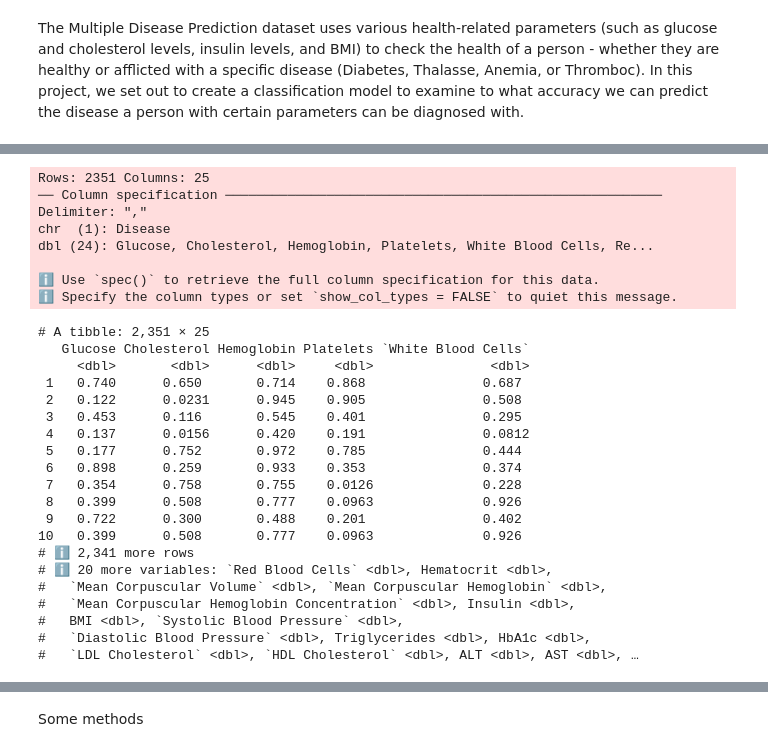
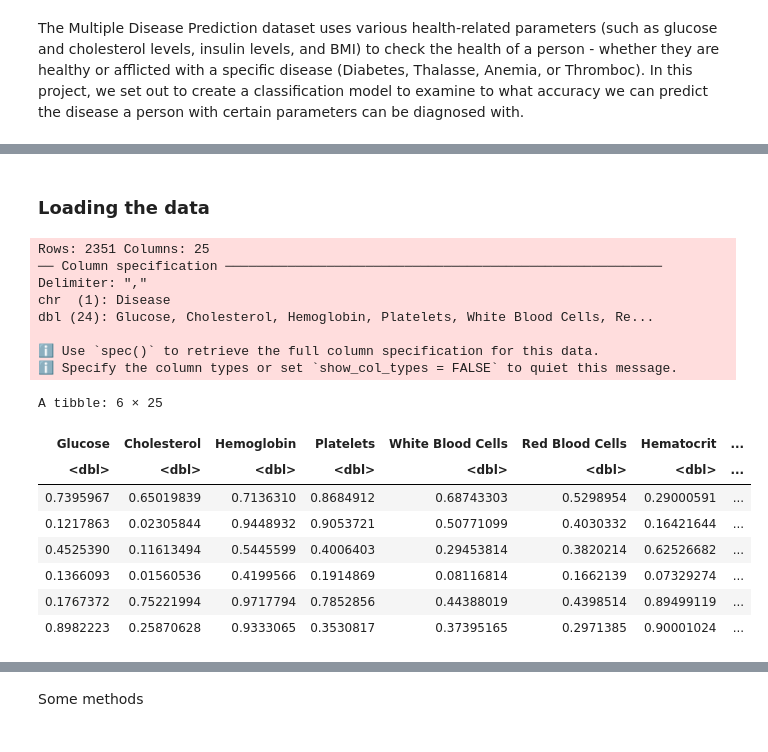
Before and after one commit to kevin-wu01/dsci-100-2023w2-group-39, a Jupyter notebook: group_project_proposal.ipynb, the cells around one changed output, grey strips where cells are left out. Cells and saved outputs as stored; diff of their text form; code cells hidden in the pictures.

```diff
--- a/group_project_proposal.ipynb
+++ b/group_project_proposal.ipynb
@@ -32,32 +35,23 @@ library(tidymodels)
+# %% [markdown]
+### Loading the data
 # %%
-multiple_diseases <- read_csv("data/blood_samples_dataset.csv")
-print(multiple_diseases, n = 10)
+blood_samples <- read_csv("data/blood_samples_dataset.csv")
+head(blood_samples)
 # %% [output]
 Rows: 2351 Columns: 25
 ── Column specification ────────────────────────────────────────────────────────
 Delimiter: ","
 chr  (1): Disease
 dbl (24): Glucose, Cholesterol, Hemoglobin, Platelets, White Blood Cells, Re...
 
 ℹ Use `spec()` to retrieve the full column specification for this data.
 ℹ Specify the column types or set `show_col_types = FALSE` to quiet this message.
-# A tibble: 2,351 × 25
-   Glucose Cholesterol Hemoglobin Platelets `White Blood Cells`
-     <dbl>       <dbl>      <dbl>     <dbl>               <dbl>
- 1   0.740      0.650       0.714    0.868               0.687
- 2   0.122      0.0231      0.945    0.905               0.508
- 3   0.453      0.116       0.545    0.401               0.295
- 4   0.137      0.0156      0.420    0.191               0.0812
- 5   0.177      0.752       0.972    0.785               0.444
- 6   0.898      0.259       0.933    0.353               0.374
- 7   0.354      0.758       0.755    0.0126              0.228
- 8   0.399      0.508       0.777    0.0963              0.926
- 9   0.722      0.300       0.488    0.201               0.402
-10   0.399      0.508       0.777    0.0963              0.926
-# ℹ 2,341 more rows
-# ℹ 20 more variables: `Red Blood Cells` <dbl>, Hematocrit <dbl>,
-#   `Mean Corpuscular Volume` <dbl>, `Mean Corpuscular Hemoglobin` <dbl>,
-#   `Mean Corpuscular Hemoglobin Concentration` <dbl>, Insulin <dbl>,
-#   BMI <dbl>, `Systolic Blood Pressure` <dbl>,
-#   `Diastolic Blood Pressure` <dbl>, Triglycerides <dbl>, HbA1c <dbl>,
-#   `LDL Cholesterol` <dbl>, `HDL Cholesterol` <dbl>, ALT <dbl>, AST <dbl>, …
+A tibble: 6 × 25
+| Glucose | Cholesterol | Hemoglobin | Platelets | White Blood Cells | Red Blood Cells | Hematocrit | ... |
+| <dbl> | <dbl> | <dbl> | <dbl> | <dbl> | <dbl> | <dbl> | ... |
+| 0.7395967 | 0.65019839 | 0.7136310 | 0.8684912 | 0.68743303 | 0.5298954 | 0.29000591 | ... |
+| 0.1217863 | 0.02305844 | 0.9448932 | 0.9053721 | 0.50771099 | 0.4030332 | 0.16421644 | ... |
+| 0.4525390 | 0.11613494 | 0.5445599 | 0.4006403 | 0.29453814 | 0.3820214 | 0.62526682 | ... |
+| 0.1366093 | 0.01560536 | 0.4199566 | 0.1914869 | 0.08116814 | 0.1662139 | 0.07329274 | ... |
+| 0.1767372 | 0.75221994 | 0.9717794 | 0.7852856 | 0.44388019 | 0.4398514 | 0.89499119 | ... |
+| 0.8982223 | 0.25870628 | 0.9333065 | 0.3530817 | 0.37395165 | 0.2971385 | 0.90001024 | ... |
```
Also changed, not shown: parts of 25 cells of this notebook.
